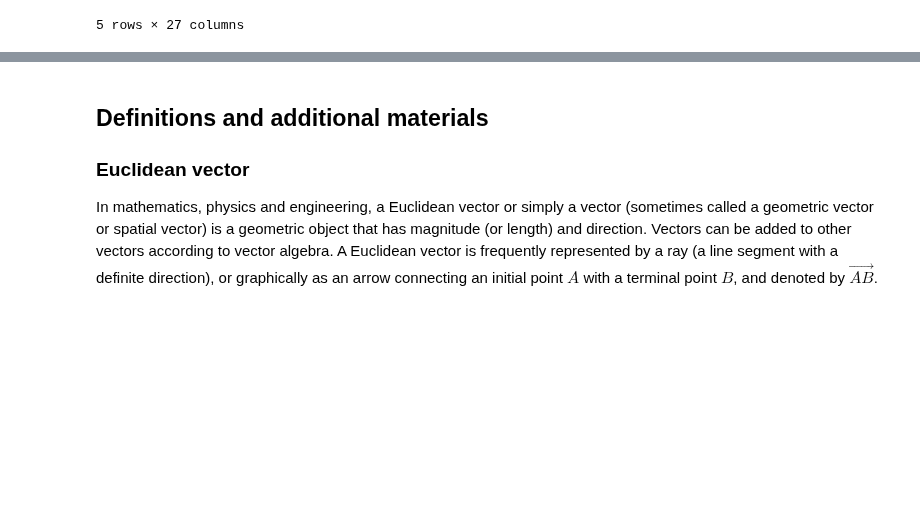
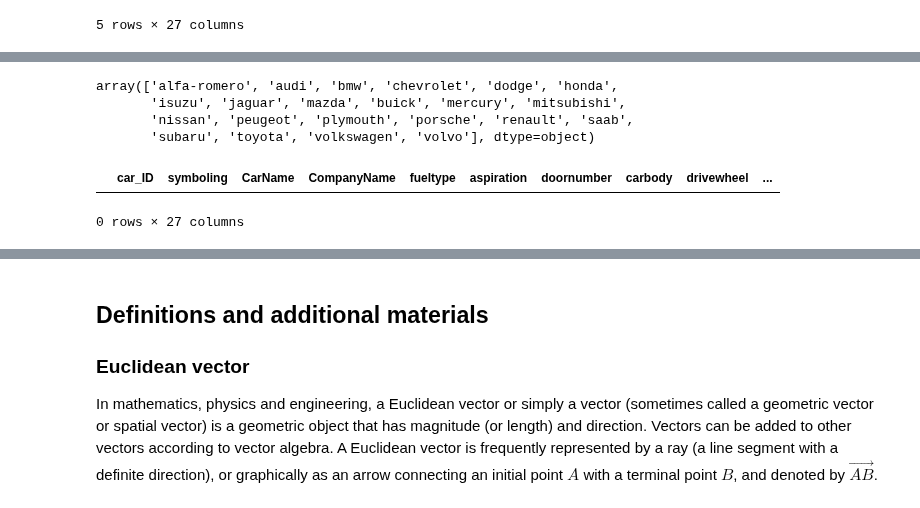
Before and after one commit to atkuzmanov/softuni-ai-mathconceptsfordevs-2021-project, a Jupyter notebook: softuni-ai-mcfd-2021-project-1.ipynb, the cells around one changed output, grey strips where cells are left out. Cells and saved outputs as stored; diff of their text form; code cells hidden in the pictures; blank space fills up the shorter version.

```diff
--- a/softuni-ai-mcfd-2021-project-1.ipynb
+++ b/softuni-ai-mcfd-2021-project-1.ipynb
@@ -1688,0 +1706,24 @@ cars.head()
+# %%
+cars.CompanyName = cars.CompanyName.str.lower()
+
+def replace_name(a,b):
+    cars.CompanyName.replace(a,b,inplace=True)
+
+replace_name('maxda','mazda')
+replace_name('porcshce','porsche')
+replace_name('toyouta','toyota')
+replace_name('vokswagen','volkswagen')
+replace_name('vw','volkswagen')
+
+cars.CompanyName.unique()
+# %% [output]
+array(['alfa-romero', 'audi', 'bmw', 'chevrolet', 'dodge', 'honda',
+       'isuzu', 'jaguar', 'mazda', 'buick', 'mercury', 'mitsubishi',
+       'nissan', 'peugeot', 'plymouth', 'porsche', 'renault', 'saab',
+       'subaru', 'toyota', 'volkswagen', 'volvo'], dtype=object)
+# %%
+#Checking for duplicates
+cars.loc[cars.duplicated()]
+# %% [output]
+|  | car_ID | symboling | CarName | CompanyName | fueltype | aspiration | doornumber | carbody | drivewheel | ... |
+0 rows × 27 columns
```
Also changed, not shown: parts of 3 cells of this notebook.
